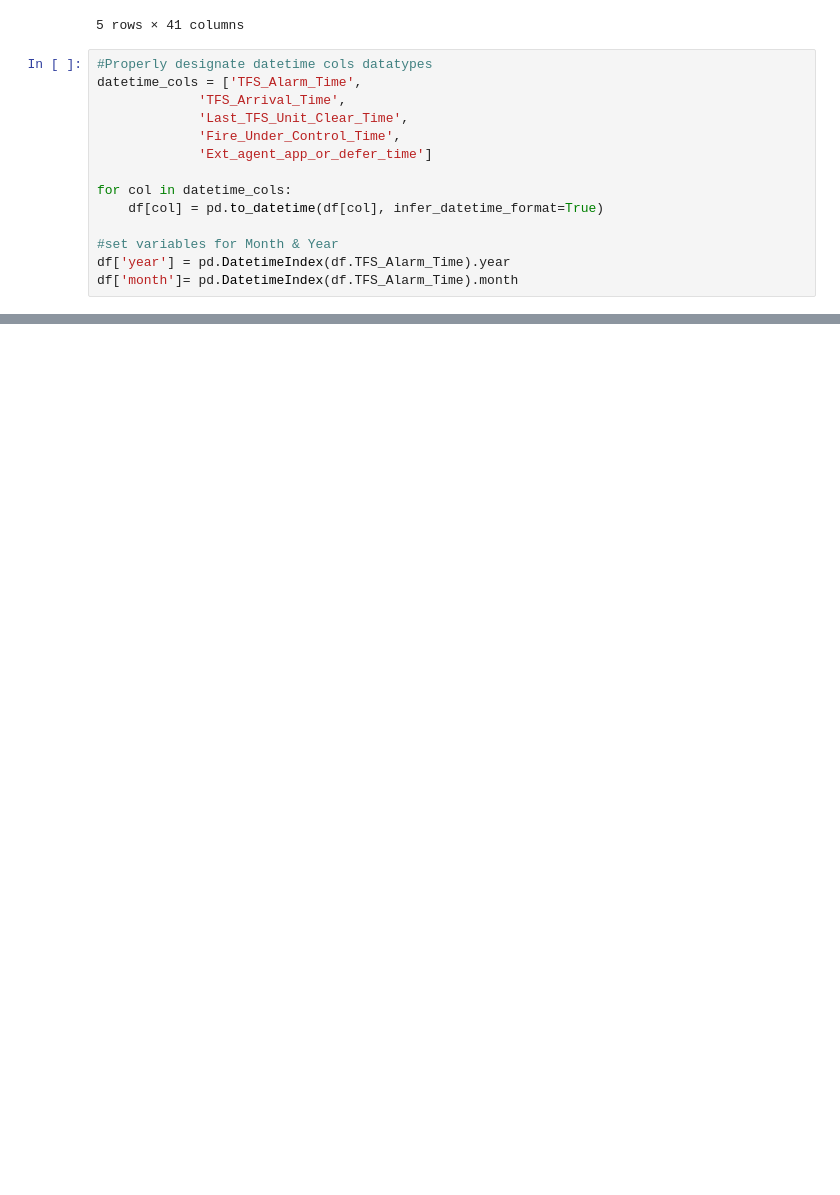
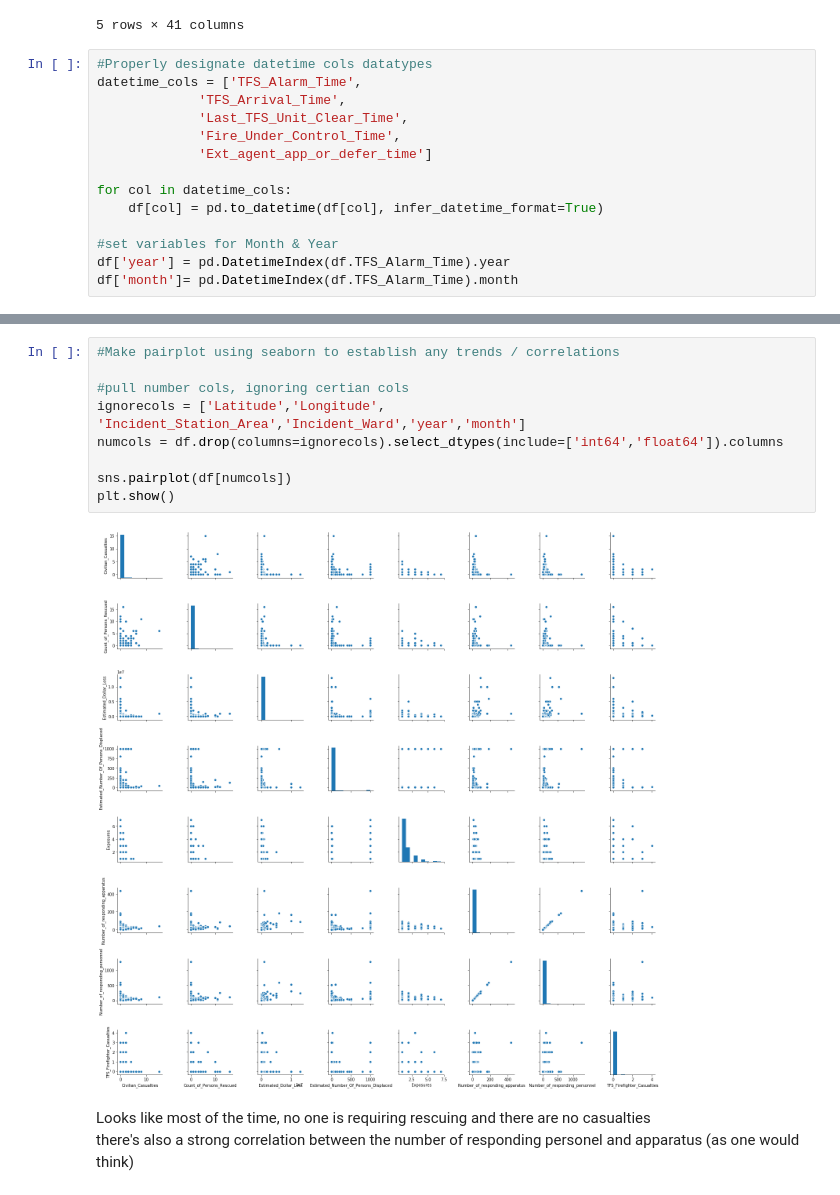
Before and after one commit to mparravani/Toronto_FireIncidents, a Jupyter notebook: Toronto Fire Analysis.ipynb, the cells around one changed output, grey strips where cells are left out. Cells and saved outputs as stored; diff of their text form; blank space fills up the shorter version.

```diff
--- a/Toronto Fire Analysis.ipynb
+++ b/Toronto Fire Analysis.ipynb
@@ -70,0 +67,14 @@ Int64Index([2015, 2017, 2015, 2015, 2014, 2016, 2013, 2014, 2016, 2013,
+# %%
+#Make pairplot using seaborn to establish any trends / correlations
+
+#pull number cols, ignoring certian cols
+ignorecols = ['Latitude','Longitude', 'Incident_Station_Area','Incident_Ward','year','month']
+numcols = df.drop(columns=ignorecols).select_dtypes(include=['int64','float64']).columns
+
+sns.pairplot(df[numcols])
+plt.show()
+# %% [output]
+[figure, added]
+# %% [markdown]
+Looks like most of the time, no one is requiring rescuing and there are no casualties
+there's also a strong correlation between the number of responding personel and apparatus (as one would think)
```
Also changed, not shown: parts of 8 cells of this notebook.
